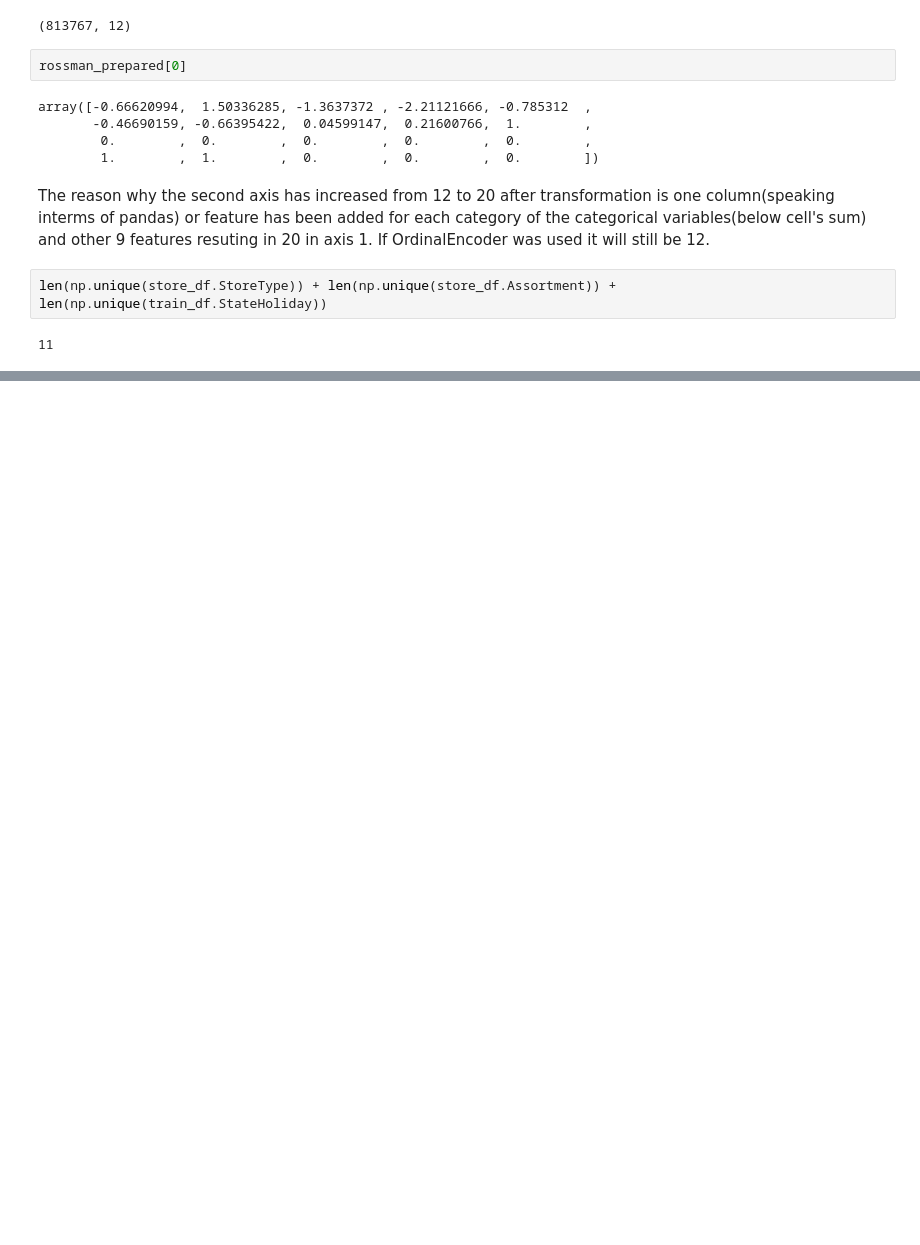
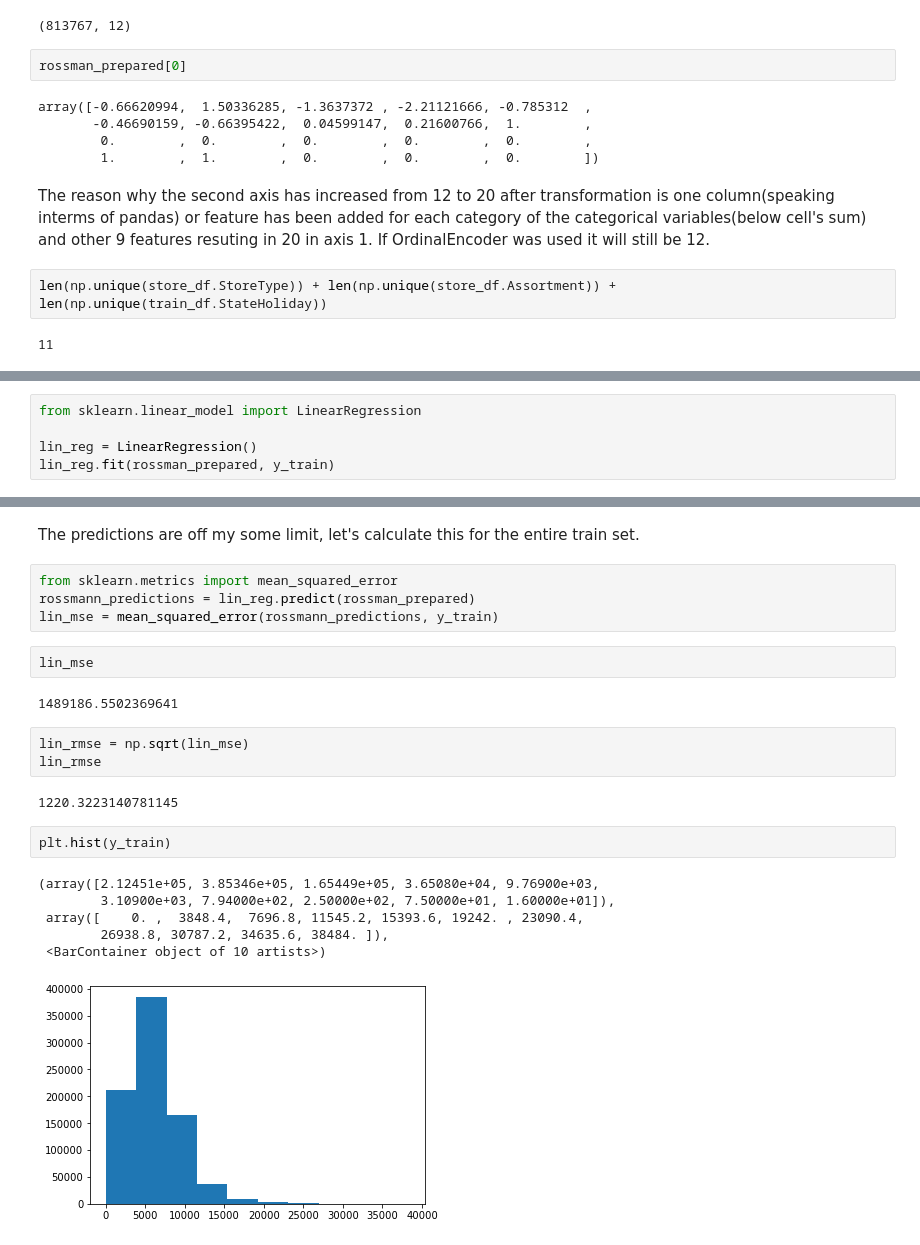
Before and after one commit to JpChii/ML-Projects, a Jupyter notebook: rossmann-stores-sales-prediction.ipynb, the cells around one changed output, grey strips where cells are left out. Cells and saved outputs as stored; diff of their text form; blank space fills up the shorter version.

Commit message:
added modelling experimentation

```diff
--- a/rossmann-stores-sales-prediction.ipynb
+++ b/rossmann-stores-sales-prediction.ipynb
@@ -1013,0 +1027,5 @@ len(np.unique(store_df.StoreType)) + len(np.unique(store_df.Assortment)) + len(n
+# %%
+from sklearn.linear_model import LinearRegression
+
+lin_reg = LinearRegression()
+lin_reg.fit(rossman_prepared, y_train)
@@ -1013,0 +1052,24 @@ len(np.unique(store_df.StoreType)) + len(np.unique(store_df.Assortment)) + len(n
+# %% [markdown]
+The predictions are off my some limit, let's calculate this for the entire train set.
+# %%
+from sklearn.metrics import mean_squared_error
+rossmann_predictions = lin_reg.predict(rossman_prepared)
+lin_mse = mean_squared_error(rossmann_predictions, y_train)
+# %%
+lin_mse
+# %% [output]
+1489186.5502369641
+# %%
+lin_rmse = np.sqrt(lin_mse)
+lin_rmse
+# %% [output]
+1220.3223140781145
+# %%
+plt.hist(y_train)
+# %% [output]
+(array([2.12451e+05, 3.85346e+05, 1.65449e+05, 3.65080e+04, 9.76900e+03,
+        3.10900e+03, 7.94000e+02, 2.50000e+02, 7.50000e+01, 1.60000e+01]),
+ array([    0. ,  3848.4,  7696.8, 11545.2, 15393.6, 19242. , 23090.4,
+        26938.8, 30787.2, 34635.6, 38484. ]),
+ <BarContainer object of 10 artists>)
+[figure, added]
```
Also changed, not shown: parts of 24 cells of this notebook.
